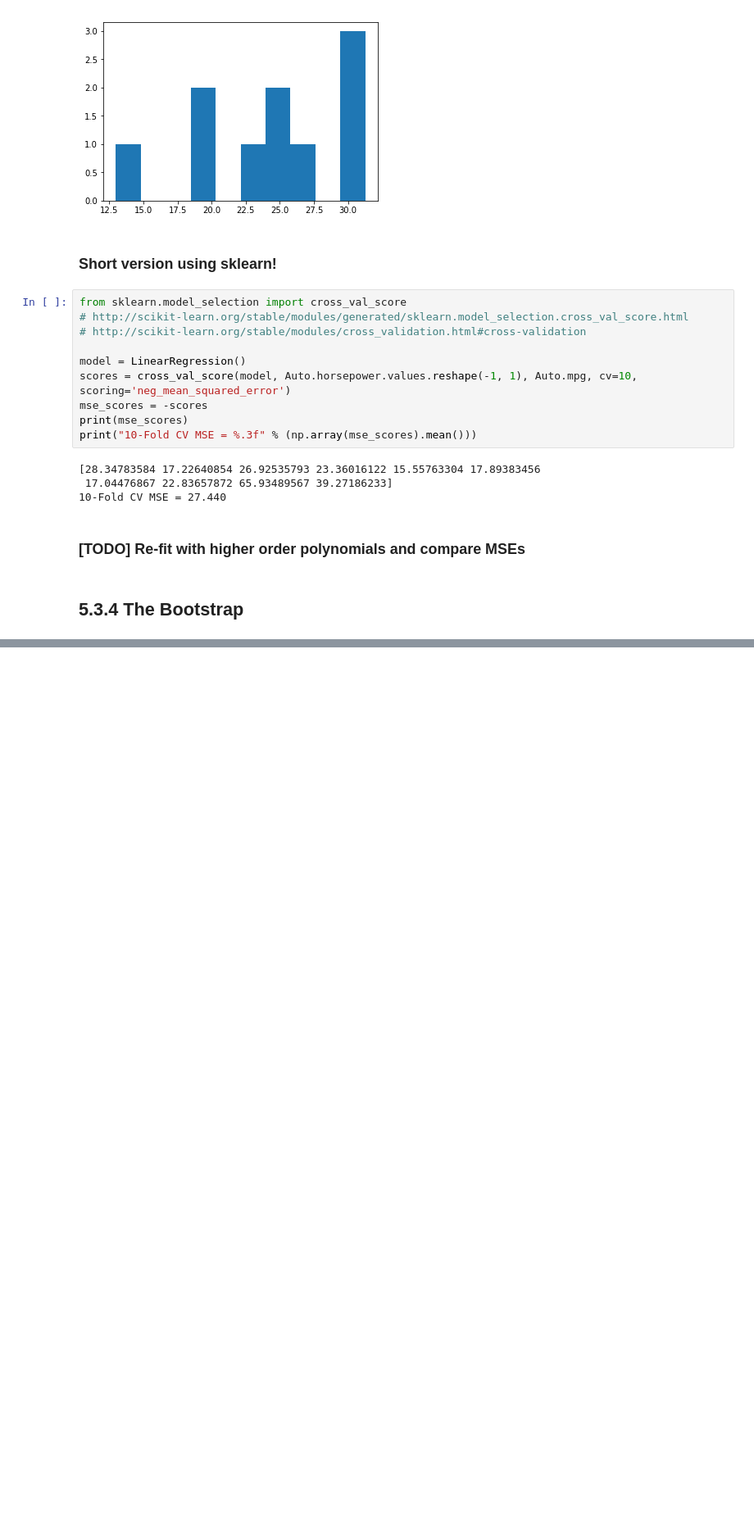
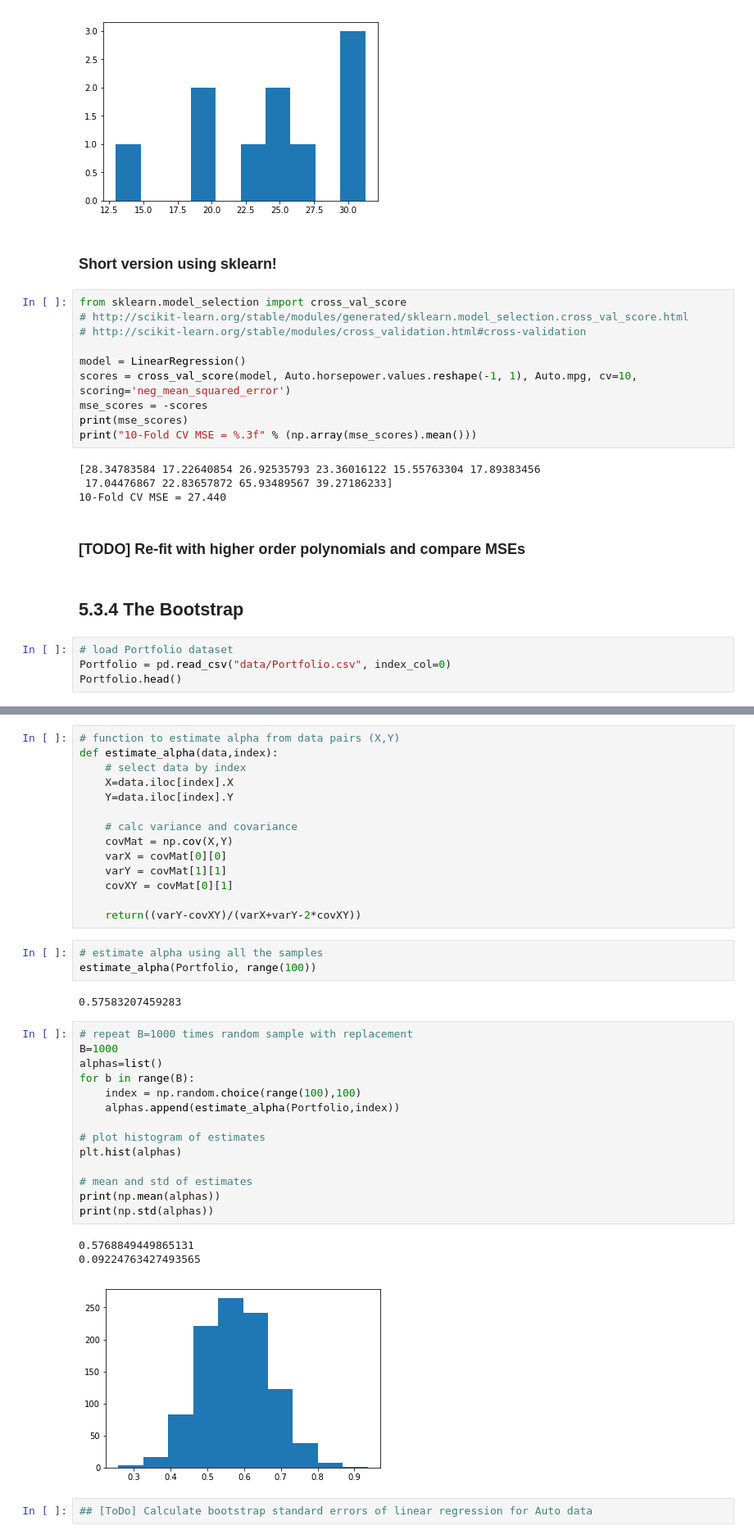
Before and after one commit to Jovinus/pattern-recognition, a Jupyter notebook: lab5.ipynb, the cells around one changed output, grey strips where cells are left out. Shown at 82% size. Cells and saved outputs as stored; diff of their text form; blank space fills up the shorter version.

Commit message:
added bootstrap

```diff
--- a/lab5.ipynb
+++ b/lab5.ipynb
@@ -211,3 +211,7 @@ print("10-Fold CV MSE = %.3f" % (np.array(mse_scores).mean()))
 ### [TODO] Re-fit with higher order polynomials  and compare MSEs
 # %% [markdown]
 ## 5.3.4 The Bootstrap
+# %%
+# load Portfolio dataset
+Portfolio = pd.read_csv("data/Portfolio.csv", index_col=0)
+Portfolio.head()
@@ -213,0 +225,39 @@ print("10-Fold CV MSE = %.3f" % (np.array(mse_scores).mean()))
+# %%
+# function to estimate alpha from data pairs (X,Y)
+def estimate_alpha(data,index):
+    # select data by index
+    X=data.iloc[index].X
+    Y=data.iloc[index].Y
+
+    # calc variance and covariance
+    covMat = np.cov(X,Y)
+    varX = covMat[0][0]
+    varY = covMat[1][1]
+    covXY = covMat[0][1]
+
+    return((varY-covXY)/(varX+varY-2*covXY))
+# %%
+# estimate alpha using all the samples
+estimate_alpha(Portfolio, range(100))
+# %% [output]
+0.57583207459283
+# %%
+# repeat B=1000 times random sample with replacement
+B=1000
+alphas=list()
+for b in range(B):
+    index = np.random.choice(range(100),100)
+    alphas.append(estimate_alpha(Portfolio,index))
+
+# plot histogram of estimates
+plt.hist(alphas)
+
+# mean and std of estimates
+print(np.mean(alphas))
+print(np.std(alphas))
+# %% [output]
+0.5768849449865131
+0.09224763427493565
+[figure, added]
+# %%
+## [ToDo] Calculate bootstrap standard errors of linear regression for Auto data
```
Also changed, not shown: parts of 1 cell of this notebook.
